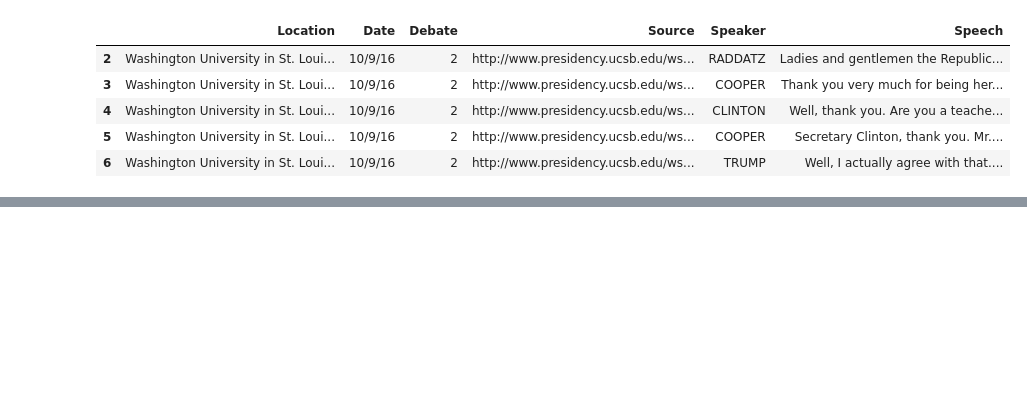
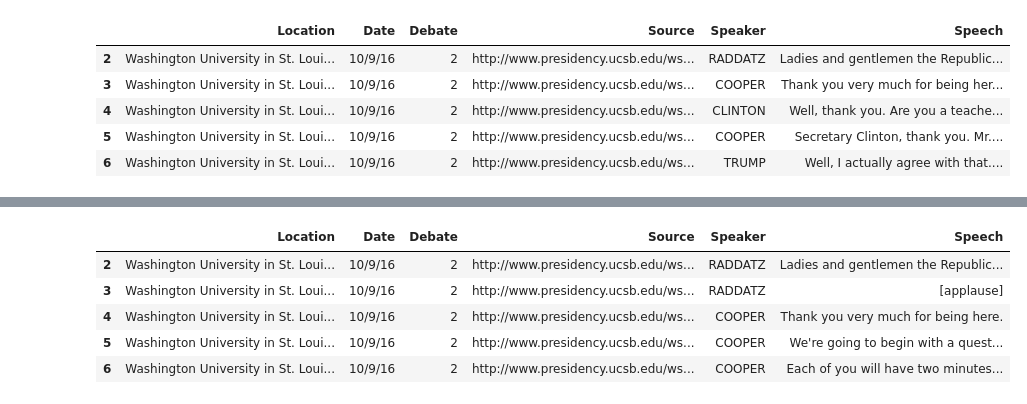
Before and after one commit to Data-Science-for-Linguists/2016-Debates-and-Referring-Expressions, a Jupyter notebook: data_processing.ipynb, the cells around one changed output, grey strips where cells are left out. Saved outputs shown, nothing was run; the diff lists cells and outputs as text; code cells hidden in the pictures; blank space fills up the shorter version.

```diff
--- a/data_processing.ipynb
+++ b/data_processing.ipynb
@@ -237,0 +316,35 @@ debate2df.head()
+# %%
+#The same for debate 2
+debate2_sent = []
+for chunk in debate2:
+    sents = nltk.sent_tokenize(chunk[1])
+    for sent in sents:
+        debate2_sent.append([chunk[0], sent])
+# %%
+df2_sents = pd.DataFrame(debate2_sent)
+df2_sents['Source'] = 'http://www.presidency.ucsb.edu/ws/?pid=119038'
+df2_sents['Debate'] = '2'
+df2_sents['Location'] = 'Washington University in St. Louis, Missouri'
+df2_sents['Date'] = '10/9/16'
+
+#Renaming the first two columns
+df2_sents.columns = ['Speaker', 'Speech', 'Source', 'Debate', 'Location', 'Date']
+
+#Stripping the text in the Speaker and Speech columns
+df2_sents['Speaker'] = df2_sents['Speaker'].apply(lambda x: x.strip())
+df2_sents['Speech'] = df2_sents['Speech'].apply(lambda x: x.strip())
+
+#Reorganize the order of the columns
+df2_sents = df2_sents[['Location', 'Date', 'Debate', 'Source', 'Speaker', 'Speech']]
+
+#Drop these first two rows, because they are not speech information
+df2_sents.drop(0, inplace=True)
+df2_sents.drop(1, inplace=True)
+df2_sents.head()
+# %% [output]
+|  | Location | Date | Debate | Source | Speaker | Speech |
+| 2 | Washington University in St. Loui... | 10/9/16 | 2 | http://www.presidency.ucsb.edu/ws... | RADDATZ | Ladies and gentlemen the Republic... |
+| 3 | Washington University in St. Loui... | 10/9/16 | 2 | http://www.presidency.ucsb.edu/ws... | RADDATZ | [applause] |
+| 4 | Washington University in St. Loui... | 10/9/16 | 2 | http://www.presidency.ucsb.edu/ws... | COOPER | Thank you very much for being here. |
+| 5 | Washington University in St. Loui... | 10/9/16 | 2 | http://www.presidency.ucsb.edu/ws... | COOPER | We're going to begin with a quest... |
+| 6 | Washington University in St. Loui... | 10/9/16 | 2 | http://www.presidency.ucsb.edu/ws... | COOPER | Each of you will have two minutes... |
```
Also changed, not shown: parts of 8 cells of this notebook.
